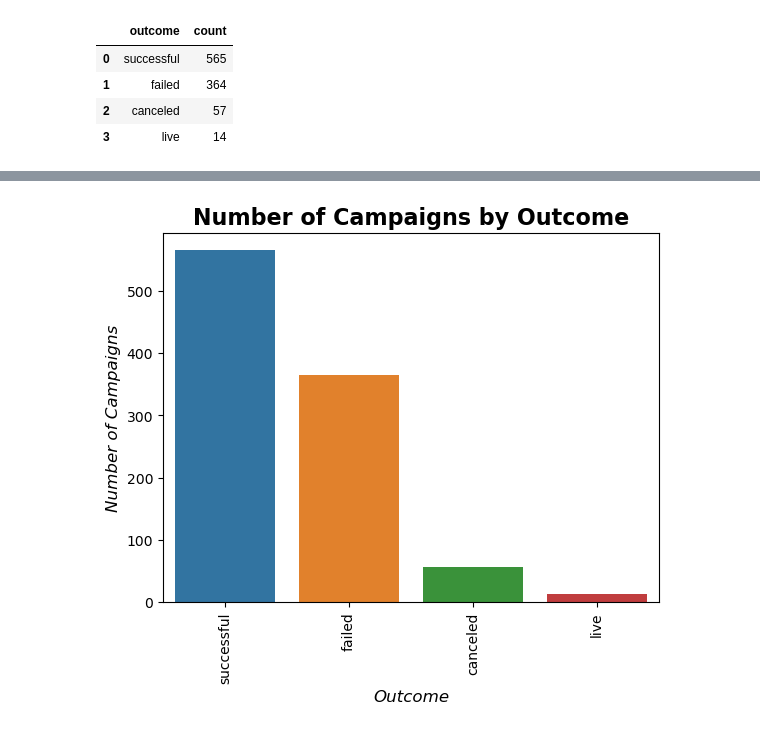
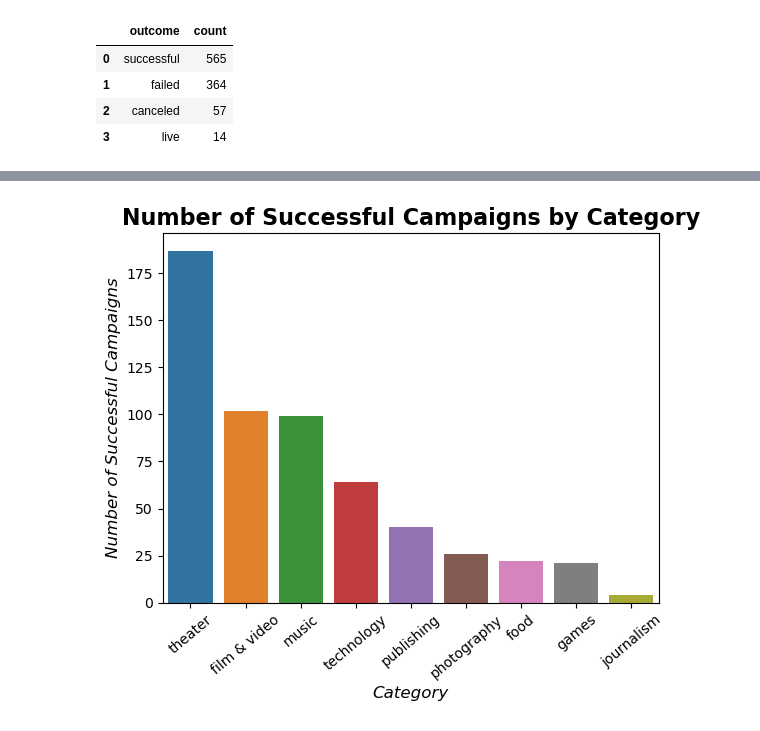
Before and after one commit to wrp94/project-2-group-20, a Jupyter notebook: query/queries.ipynb, the cells around one changed output, grey strips where cells are left out. Saved outputs shown, nothing was run; the diff lists cells and outputs as text; code cells hidden in the pictures.

```diff
--- a/query/queries.ipynb
+++ b/query/queries.ipynb
@@ -167,16 +222,16 @@ outcome_counts.head()
 # %%
-# Plot the number of campaigns by outcome
-sns.barplot(x='outcome', y='count', data=outcome_counts)
+# Plot the number of successful campaigns by category
+sns.barplot(x='category', y='count', data=successful_category_counts)
 
 # Add labels and title
-plt.xlabel('Outcome', fontsize=12, fontstyle='italic')
-plt.ylabel('Number of Campaigns', fontsize=12, fontstyle='italic')
-plt.title('Number of Campaigns by Outcome', fontsize=16, fontweight='bold')
+plt.xlabel('Category', fontsize=12, fontstyle='italic')
+plt.ylabel('Number of Successful Campaigns', fontsize=12, fontstyle='italic')
+plt.title('Number of Successful Campaigns by Category', fontsize=16, fontweight='bold')
 
 # Rotate x-axis labels
-plt.xticks(rotation=90)
+plt.xticks(rotation=40)
 
 # Show the plot
 plt.show()
 # %% [output]
-[figure, old version]
+[figure, new version]
```
Also changed, not shown: parts of 14 cells of this notebook.
